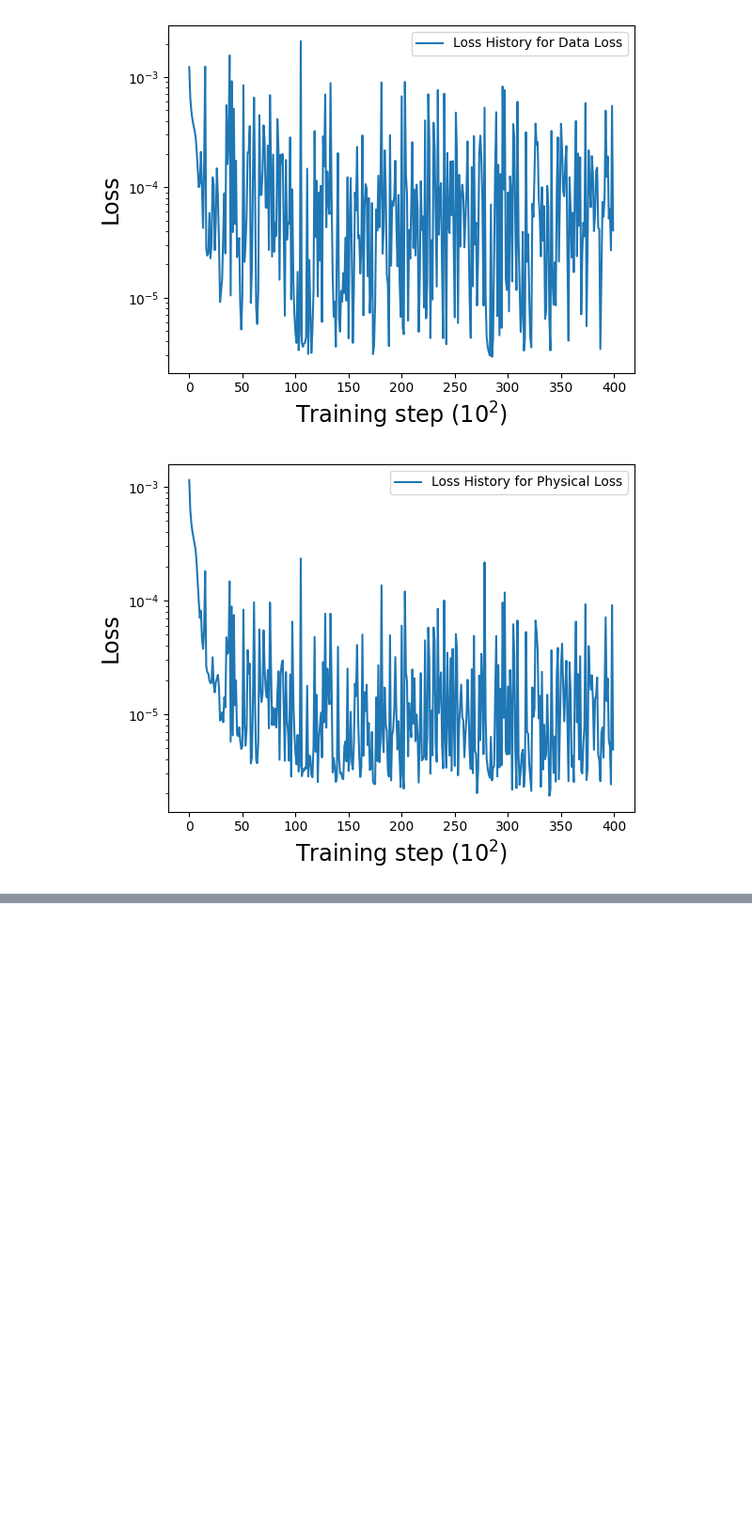
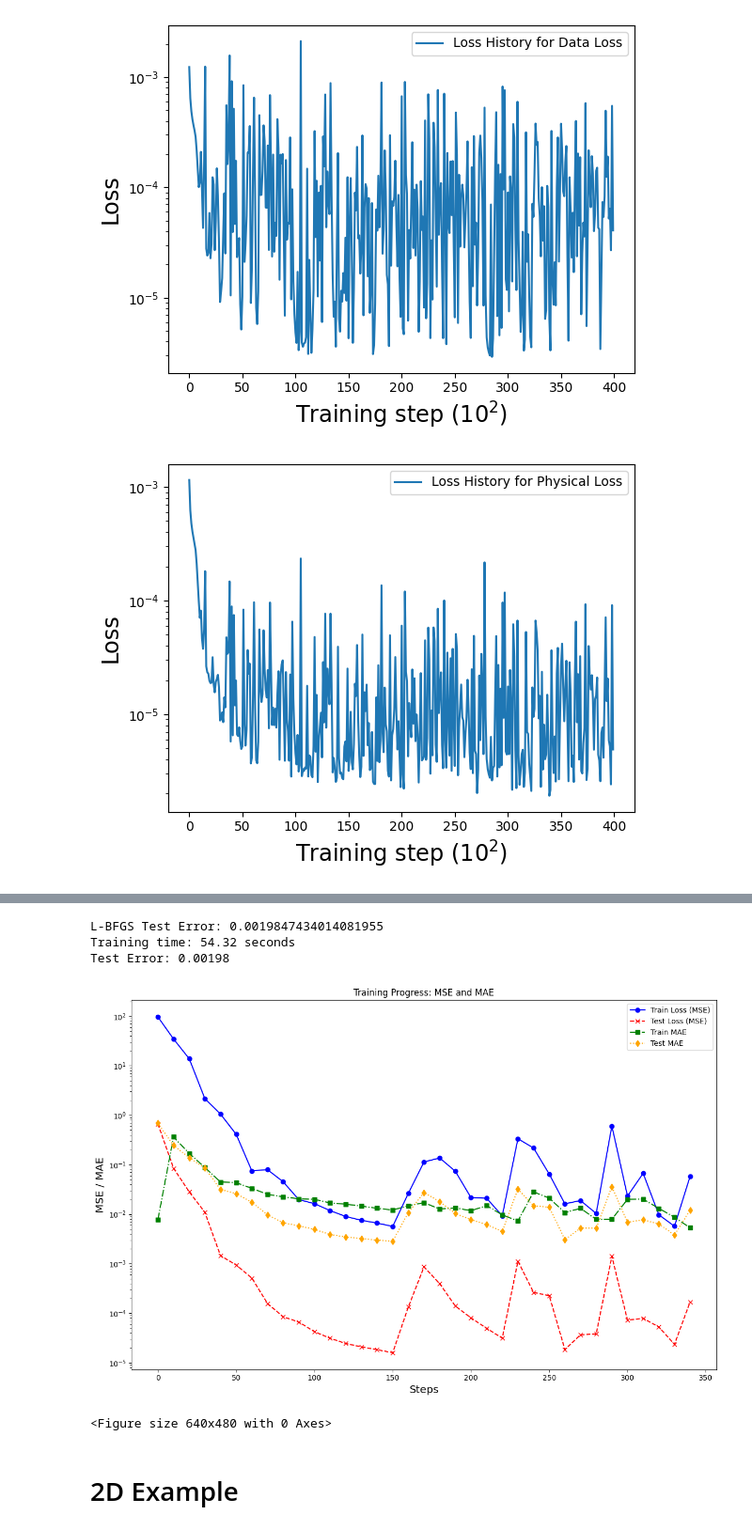
Before and after one commit to LevBahn/Gross-Pitaevskii-Eigenvalue-problem, a Jupyter notebook: Tutorials/PINNs.ipynb, the cells around one changed output, grey strips where cells are left out. Shown at 94% size. Cells and saved outputs as stored; diff of their text form; code cells hidden in the pictures; blank space fills up the shorter version.

```diff
--- a/Tutorials/PINNs.ipynb
+++ b/Tutorials/PINNs.ipynb
@@ -163,14 +163,10 @@ class FCN(nn.Module):
         super().__init__()
         activation = nn.Tanh
         # First fully connected layer with input and hidden units
-        self.fcs = nn.Sequential(*[
-                        nn.Linear(N_INPUT, N_HIDDEN),
-                        activation()])
+        self.fcs = nn.Sequential(*[nn.Linear(N_INPUT, N_HIDDEN),activation()])
         # Stack of hidden layers
-        self.fch = nn.Sequential(*[
-                        nn.Sequential(*[
-                            nn.Linear(N_HIDDEN, N_HIDDEN),
-                            activation()]) for _ in range(N_LAYERS-1)])
+        self.fch = nn.Sequential(*[nn.Sequential(*[nn.Linear(N_HIDDEN, N_HIDDEN),
+                                   activation()]) for _ in range(N_LAYERS-1)])
         # Output layer
         self.fce = nn.Linear(N_HIDDEN, N_OUTPUT)
 
@@ -438,0 +440,28 @@ We now examine the 2D Helmholtz Boundary Value Problem:
+# %%
+import numpy as np
+import torch
+import torch.autograd as autograd         # Computation graph
+from torch import Tensor                  # Tensor node in the computation graph
+import torch.nn as nn                     # Neural networks
+import torch.optim as optim               # Optimizers for gradient descent, ADAM, etc.
+import time
+from pyDOE import lhs                     # Latin Hypercube Sampling
+import matplotlib
+#import matplotlib.pyplot as plt
+#matplotlib.use('TkAgg')
+
+plt.ion()  # Enable interactive mode
+
+# Set default dtype to float32
+torch.set_default_dtype(torch.float)
+
+# PyTorch random number generator
+torch.manual_seed(1234)
+
+# NumPy random number generator
+np.random.seed(1234)
+
+# Use GPU if available
+device = torch.device('cuda' if torch.cuda.is_available() else 'cpu')
+
+print(f"Using device: {device}")
@@ -438,0 +1030,27 @@ We now examine the 2D Helmholtz Boundary Value Problem:
+# %%
+# L-BFGS optimization
+lbfgs_optimizer.step(LBFGS_training)
+
+# Test after L-BFGS optimization
+error_vec, u_pred, _ = PINN.test(X_u_test_tensor, u)
+print(f'L-BFGS Test Error: {error_vec.item()}')
+
+# Total training time
+elapsed = time.time() - start_time
+print(f'Training time: {elapsed:.2f} seconds')
+
+# Final test accuracy
+error_vec, u_pred, _ = PINN.test(X_u_test_tensor, u)
+print(f'Test Error: {error_vec:.5f}')
+# %% [output]
+L-BFGS Test Error: 0.0019847434014081955
+Training time: 54.32 seconds
+Test Error: 0.00198
+# %%
+# Plot training progress
+plot_training_progress(train_losses, test_losses, train_maes, test_maes, steps)
+# %% [output]
+[figure, added]
+<Figure size 640x480 with 0 Axes>
+# %% [markdown]
+# 2D Example
```
Also changed, not shown: parts of 18 cells of this notebook, 11 other files.
